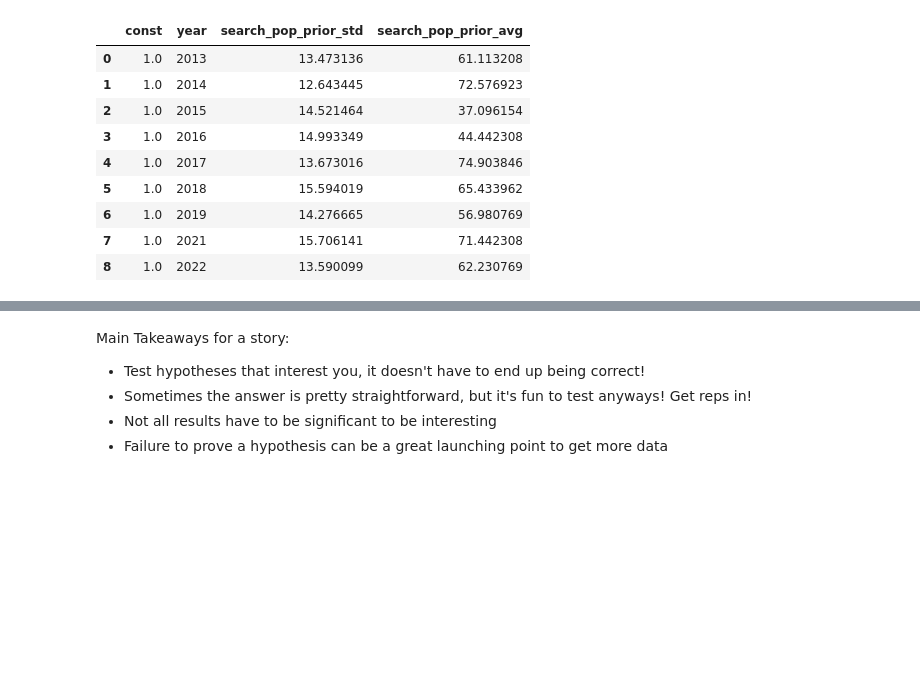
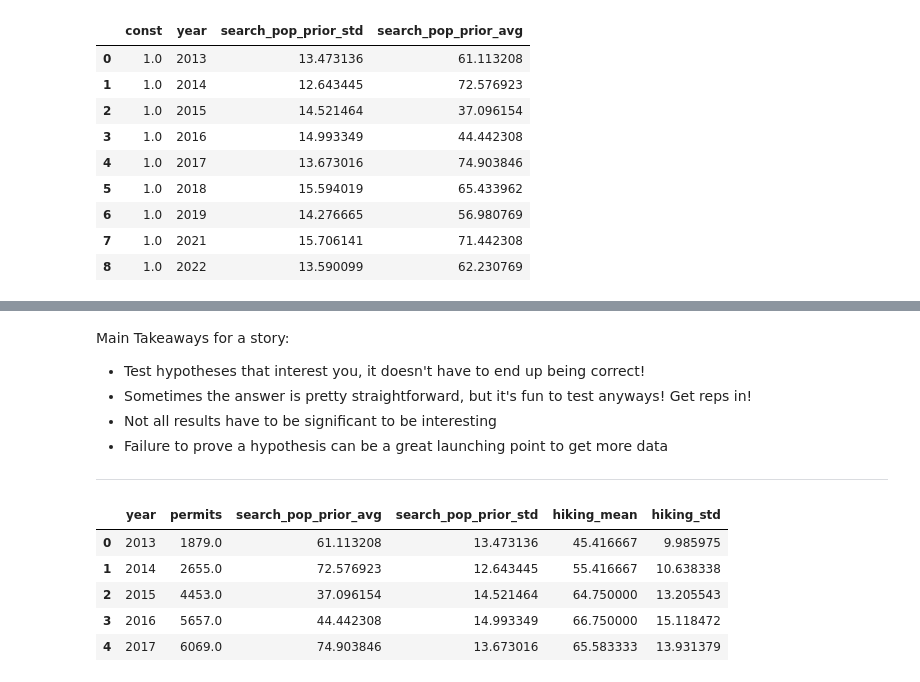
Before and after one commit to jpz129/pct-data, a Jupyter notebook: PCT-Permits.ipynb, the cells around one changed output, grey strips where cells are left out. Cells and saved outputs as stored; diff of their text form; code cells hidden in the pictures; blank space fills up the shorter version.

```diff
--- a/PCT-Permits.ipynb
+++ b/PCT-Permits.ipynb
@@ -118,3 +118,15 @@ Main Takeaways for a story:
 - Sometimes the answer is pretty straightforward, but it's fun to test anyways! Get reps in!
 - Not all results have to be significant to be interesting
 - Failure to prove a hypothesis can be a great launching point to get more data
+
+---
+# %%
+df = pd.read_csv('data/pct_permits_hiking.csv')
+df.head()
+# %% [output]
+|  | year | permits | search_pop_prior_avg | search_pop_prior_std | hiking_mean | hiking_std |
+| 0 | 2013 | 1879.0 | 61.113208 | 13.473136 | 45.416667 | 9.985975 |
+| 1 | 2014 | 2655.0 | 72.576923 | 12.643445 | 55.416667 | 10.638338 |
+| 2 | 2015 | 4453.0 | 37.096154 | 14.521464 | 64.750000 | 13.205543 |
+| 3 | 2016 | 5657.0 | 44.442308 | 14.993349 | 66.750000 | 15.118472 |
+| 4 | 2017 | 6069.0 | 74.903846 | 13.673016 | 65.583333 | 13.931379 |
```
Also changed, not shown: parts of 6 cells of this notebook, 3 other files.
